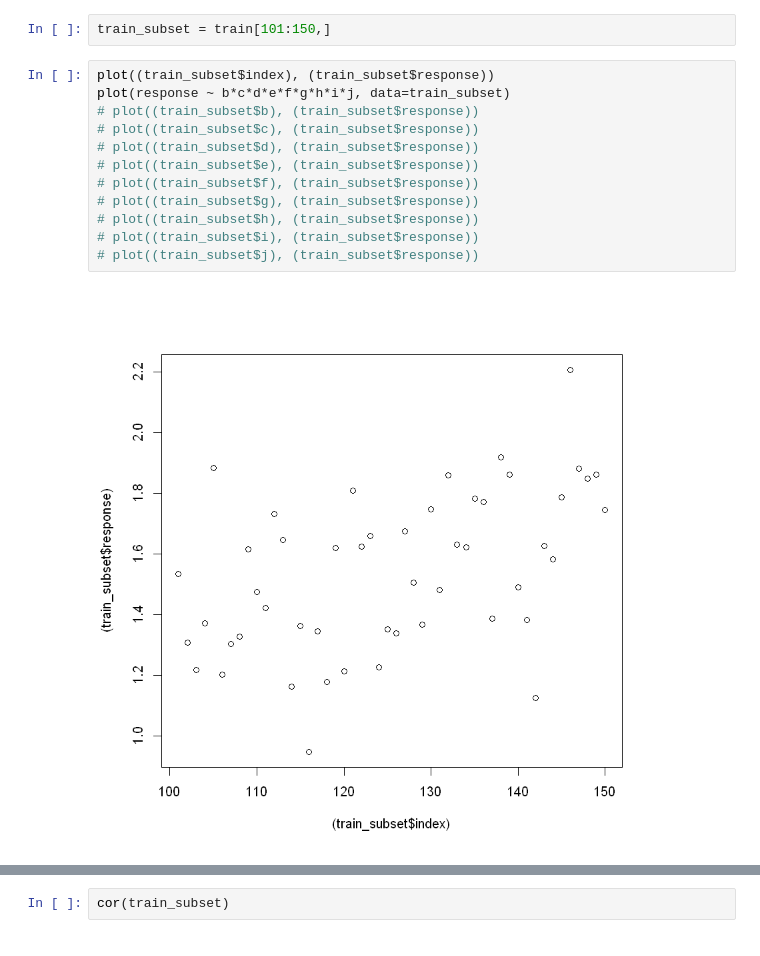
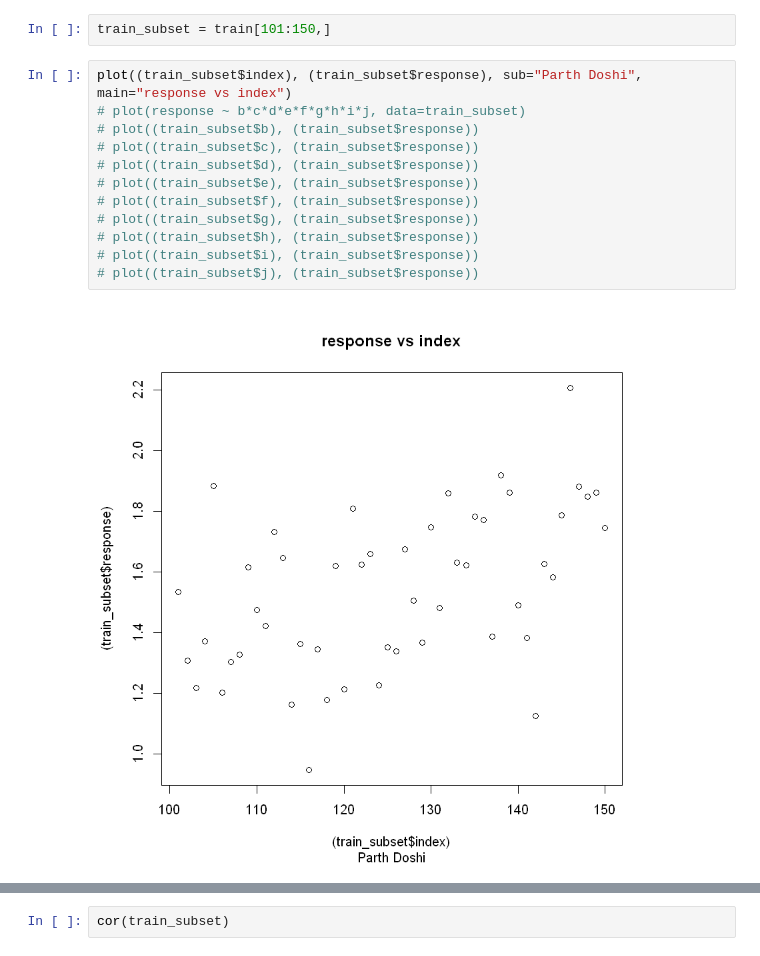
Before and after one commit to parthsdoshi/STAT-512-Final-Project, a Jupyter notebook: Q2/Q2.ipynb, the cells around one changed output, grey strips where cells are left out. Cells and saved outputs as stored; diff of their text form.

```diff
--- a/Q2/Q2.ipynb
+++ b/Q2/Q2.ipynb
@@ -297,16 +286,16 @@ F-statistic: 15.02 on 1 and 48 DF,  p-value: 0.0003218
 # %%
 train_subset = train[101:150,]
 # %%
-plot((train_subset$index), (train_subset$response))
-plot(response ~ b*c*d*e*f*g*h*i*j, data=train_subset)
+plot((train_subset$index), (train_subset$response), sub="Parth Doshi", main="response vs index")
+# plot(response ~ b*c*d*e*f*g*h*i*j, data=train_subset)
 # plot((train_subset$b), (train_subset$response))
 # plot((train_subset$c), (train_subset$response))
 # plot((train_subset$d), (train_subset$response))
 # plot((train_subset$e), (train_subset$response))
 # plot((train_subset$f), (train_subset$response))
 # plot((train_subset$g), (train_subset$response))
 # plot((train_subset$h), (train_subset$response))
 # plot((train_subset$i), (train_subset$response))
 # plot((train_subset$j), (train_subset$response))
 # %% [output]
-[figure, old version]
+[figure, new version]
```
Also changed, not shown: parts of 2 cells of this notebook, 18 other files.
